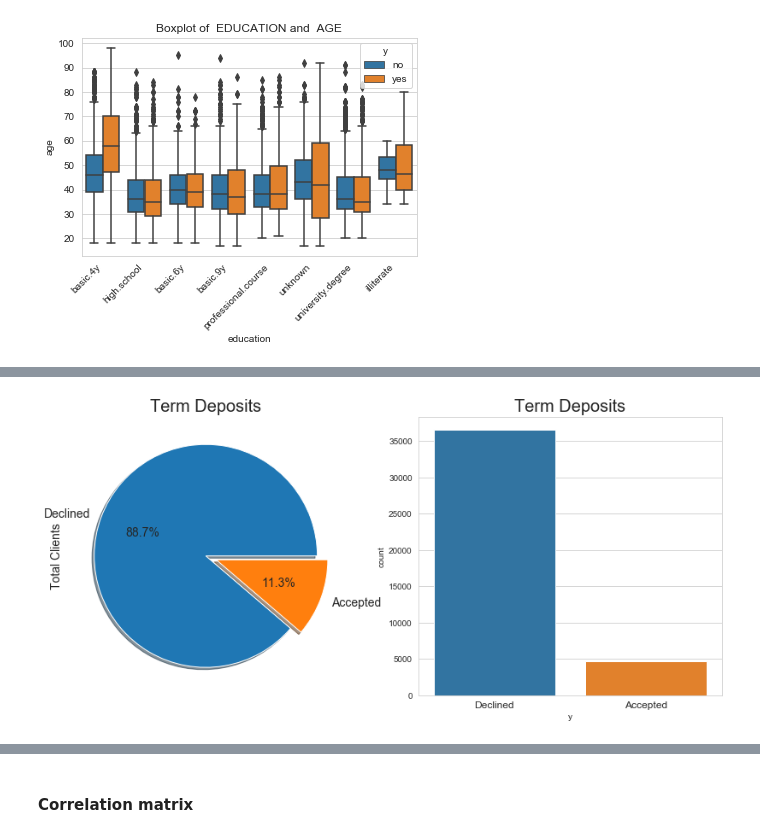
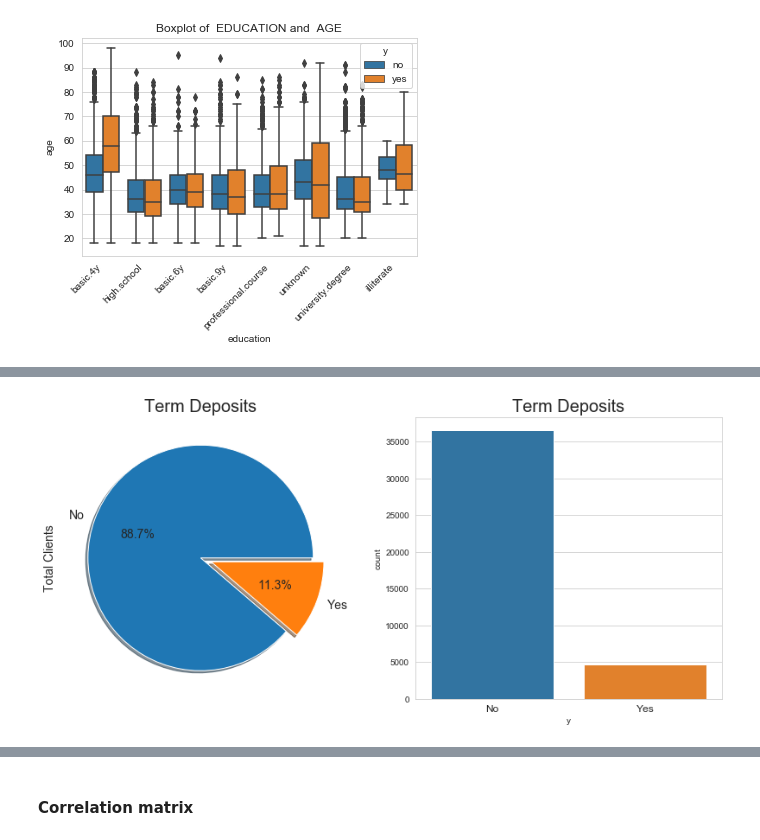
Before and after one commit to Bessy-Mukaria/Bank-Deposit-Subscription-Prediction, a Jupyter notebook: notebooks/Bank-subscription-prediction.ipynb, the cells around one changed output, grey strips where cells are left out. Saved outputs shown, nothing was run; the diff lists cells and outputs as text; code cells hidden in the pictures.

```diff
--- a/notebooks/Bank-subscription-prediction.ipynb
+++ b/notebooks/Bank-subscription-prediction.ipynb
@@ -371,13 +395,13 @@ boxplot("education", "age", data=bank_data, hue= "y")
 # %%
 f,ax=plt.subplots(1,2, figsize=(14,6))
-labels = 'Declined', 'Accepted'
+labels = 'No', 'Yes'
 bank_data['y'].value_counts().plot.pie(explode=[0,0.1],autopct='%1.1f%%',ax=ax[0],shadow=True,labels=labels,fontsize=14)
 ax[0].set_title('Term Deposits', fontsize=20)
 ax[0].set_ylabel('Total Clients', fontsize=14)
 sns.countplot('y',data=bank_data,ax=ax[1])
 ax[1].set_title('Term Deposits', fontsize=20)
-ax[1].set_xticklabels(['Declined', 'Accepted'], fontsize=12)
+ax[1].set_xticklabels(['No', 'Yes'], fontsize=12)
 plt.savefig("Ditribution of Term Deposits.png")
 plt.show()
 # %% [output]
-[figure, old version]
+[figure, new version]
```
Also changed, not shown: parts of 11 cells of this notebook, 4 other files.
